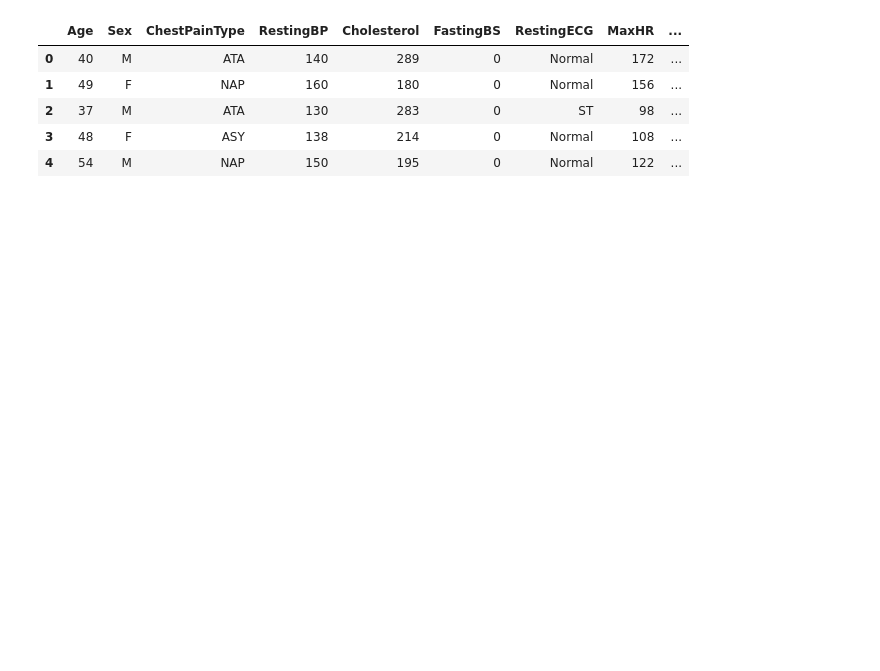
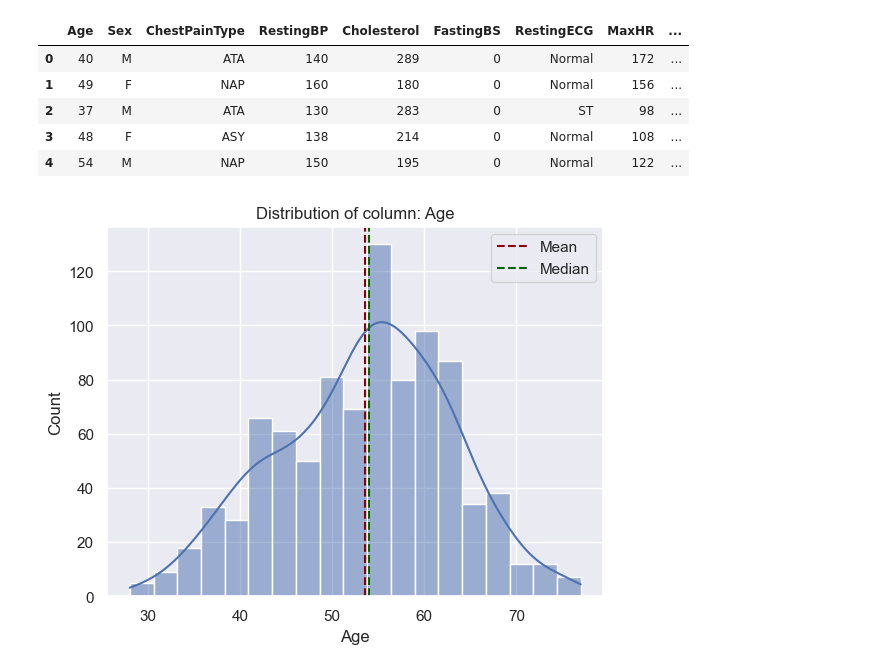
Before and after one commit to RickCraco/computer-science-project, a Jupyter notebook: notebooks/01_EDA.ipynb, the cells around one changed output. Drawn from its saved outputs; the diff is of its cells as text; code cells hidden in the pictures; blank space fills up the shorter version.

Commit message:
testing plot_hist function

```diff
--- a/notebooks/01_EDA.ipynb
+++ b/notebooks/01_EDA.ipynb
@@ -21,3 +22,7 @@ df.head()
 | 2 | 37 | M | ATA | 130 | 283 | 0 | ST | 98 | ... |
 | 3 | 48 | F | ASY | 138 | 214 | 0 | Normal | 108 | ... |
 | 4 | 54 | M | NAP | 150 | 195 | 0 | Normal | 122 | ... |
+# %%
+plot_hist(df, "Age")
+# %% [output]
+[figure, added]
```
Also changed, not shown: parts of 1 cell of this notebook.
